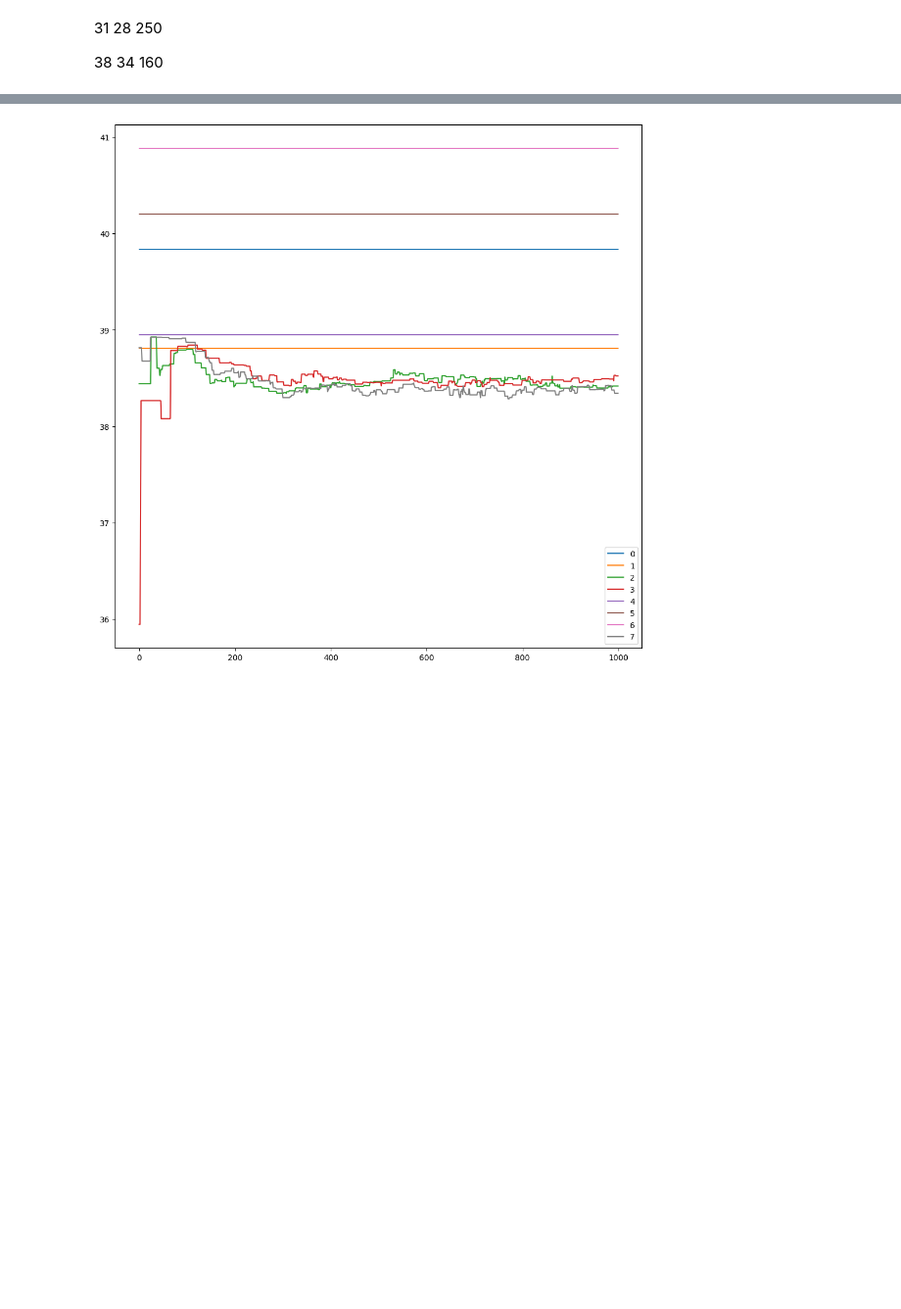
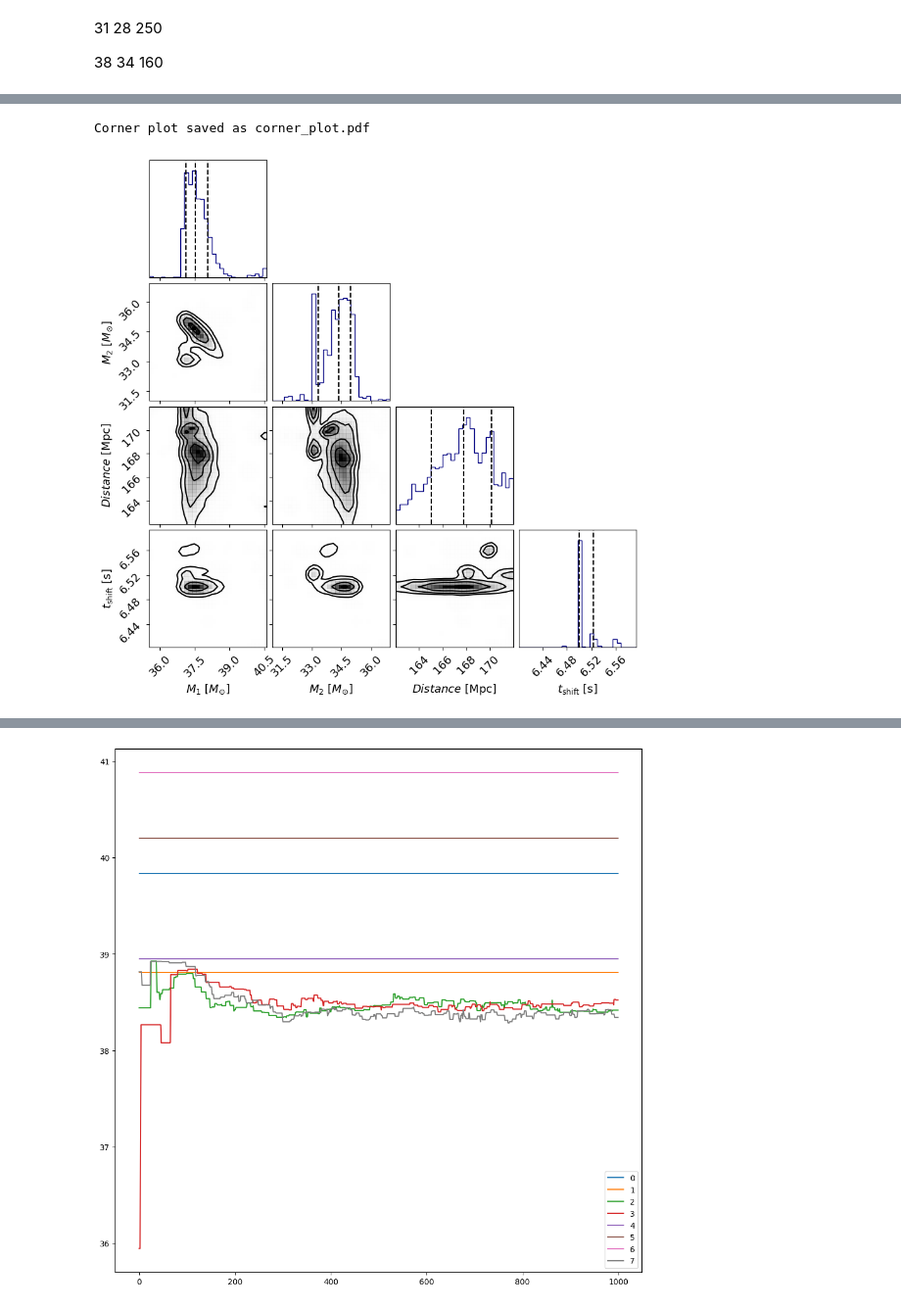
Before and after one commit to maxthebigcoda/astro-projects, a Jupyter notebook: parameter-estimation/unknown_data.ipynb, the cells around one changed output, grey strips where cells are left out. Shown at 98% size. Drawn from its saved outputs; the diff is of its cells as text; code cells hidden in the pictures; blank space fills up the shorter version.

```diff
--- a/parameter-estimation/unknown_data.ipynb
+++ b/parameter-estimation/unknown_data.ipynb
@@ -309,0 +321,48 @@ AttributeError: 'EnsembleSampler' object has no attribute 'get_chian'
+# %%
+def plot_corner(samples, save_path=None, save_format="pdf"):
+    """
+    Generates and optionally saves a corner plot with publication-quality formatting.
+
+    Parameters:
+    - samples: MCMC or nested sampling results (NumPy array or similar format).
+    - save_path: (str) File path to save the figure (without extension).
+    - save_format: (str) File format to save ('pdf', 'png', 'svg', etc.).
+    """
+    figure = corner.corner(
+        samples,
+        labels=[
+            r"$M_{1}\ [M_{\odot}]$",  # Primary mass with solar mass units
+            r"$M_{2}\ [M_{\odot}]$",  # Secondary mass with solar mass units
+            r"$Distance \ [\mathrm{Mpc}]$",  # Distance in megaparsecs
+            r"$t_{\mathrm{shift}}\ [\mathrm{s}]$",  # Time shift in seconds
+        ],
+        quantiles=[0.16, 0.5, 0.84],  # Show median and 1σ intervals
+        show_titles=False,
+        title_fmt=".2f",
+        title_kwargs={"fontsize": 13},
+        label_kwargs={"fontsize": 13},
+        hist_kwargs={"color": "navy"},
+        plot_datapoints=False,
+        smooth=1.0,
+        bins=30,
+        contour_kwargs={"linewidths": 1.5}
+        )
+
+
+    plt.subplots_adjust(left=0.15, bottom=0.15)  # Increase space around the plot
+
+    # Improve tick label visibility
+
+
+    # Save figure if a path is provided
+    if save_path:
+        figure.savefig(f"{save_path}.{save_format}", dpi=300, bbox_inches="tight")
+        print(f"Corner plot saved as {save_path}.{save_format}")
+
+    plt.show()
+
+# Example usage
+plot_corner(samples, save_path="corner_plot", save_format="pdf")
+# %% [output]
+Corner plot saved as corner_plot.pdf
+[figure, added]
```
Also changed, not shown: parts of 8 cells of this notebook.
